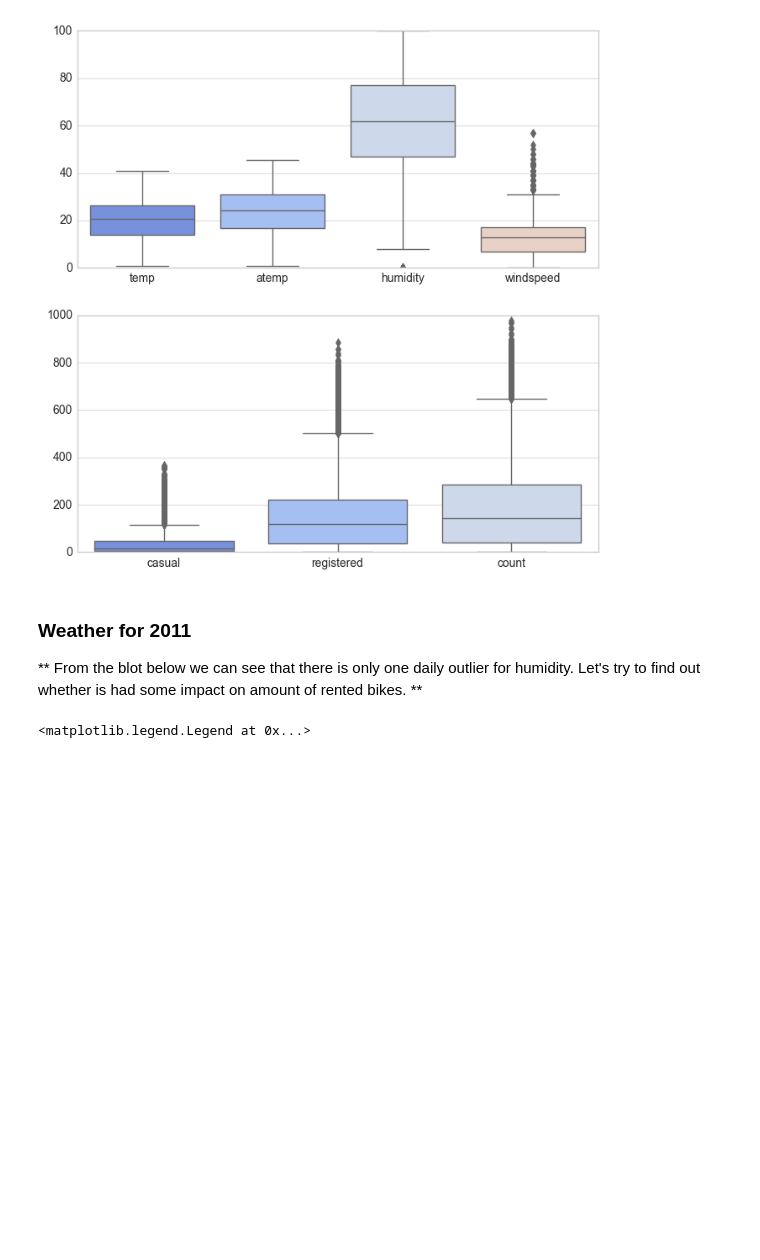
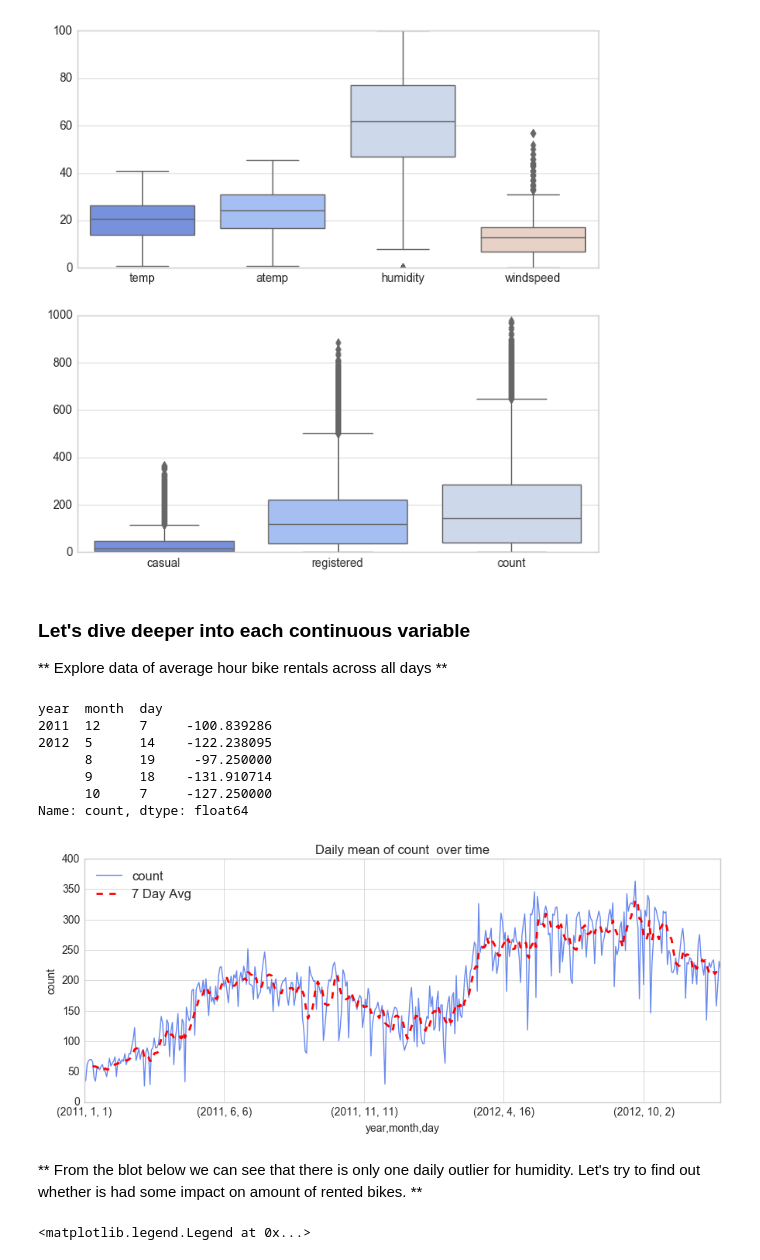
Before and after one commit to artursuchocki/kaggle_capital_bikesharing, a Jupyter notebook: Capital Bike - Project Exercise - Solutions.ipynb, the cells around one changed output. Saved outputs shown, nothing was run; the diff lists cells and outputs as text; code cells hidden in the pictures; blank space fills up the shorter version.

```diff
--- a/Capital Bike - Project Exercise - Solutions.ipynb
+++ b/Capital Bike - Project Exercise - Solutions.ipynb
@@ -262,8 +386,47 @@ sns.boxplot(data=train_no_dummy[dependent_variables], ax=ax2)
 # %%
 train_mean_2011 = train_no_dummy[train_no_dummy['year']==2011].groupby(['year','month','day']).mean()
 train_mean_2012 = train_no_dummy[train_no_dummy['year']==2012].groupby(['year','month','day']).mean()
+# %% [markdown]
+### Let's dive deeper into each continuous variable
+** Explore data of average hour bike rentals across all days **
+# %%
+train_daily_mean = train_no_dummy.groupby(['year','month','day']).mean()
+train_daily_mean_window = train_daily_mean.rolling(window=7).mean()
+
+all_daily_mean = all_no_dummy.groupby(['year','month','day']).mean()
+all_daily_mean_window = all_daily_mean.rolling(window=7).mean()
+# %%
+def plot_with_window(column, all=True, window=True):
+    if (all):
+        data = all_daily_mean
+        data_window = all_daily_mean_window
+    else:
+        data = train_daily_mean
+        data_window = train_daily_mean_window
+
+    plt.figure(figsize=(9,4))
+    data[column].plot()
+    data_window[column].plot(label='7 Day Avg', lw=2, ls='--', c='red')
+
+    plt.legend(loc='best')
+    plt.ylabel(column)
+    plt.title('Daily mean of ' + column + '  over time')
+    plt.tight_layout()
+
+    diff = data[column] - data_window[column]
+    return diff[np.abs(diff) > 3 * diff.std()]
+# %%
+plot_with_window('count', all=False)
+# %% [output]
+year  month  day
+2011  12     7     -100.839286
+2012  5      14    -122.238095
+      8      19     -97.250000
+      9      18    -131.910714
+      10     7     -127.250000
+Name: count, dtype: float64
+[figure, added]
 # %% [markdown]
-### Weather for 2011
 ** From the blot below we can see that there is only one daily outlier for humidity. Let's try to find out whether is had some impact on amount of rented bikes. **
 # %%
 plt.figure(figsize=(10,6))
```
Also changed, not shown: parts of 106 cells of this notebook, 2 other files.
